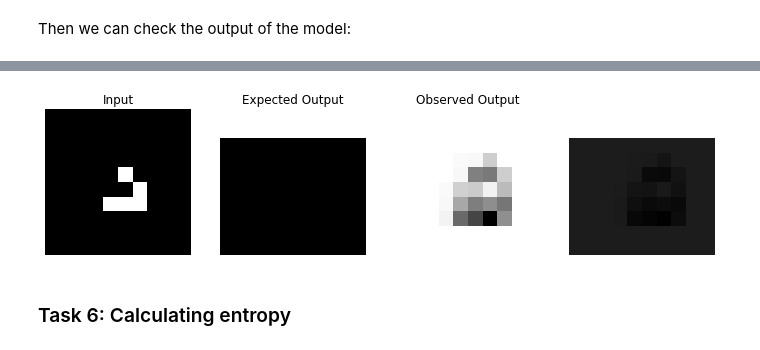
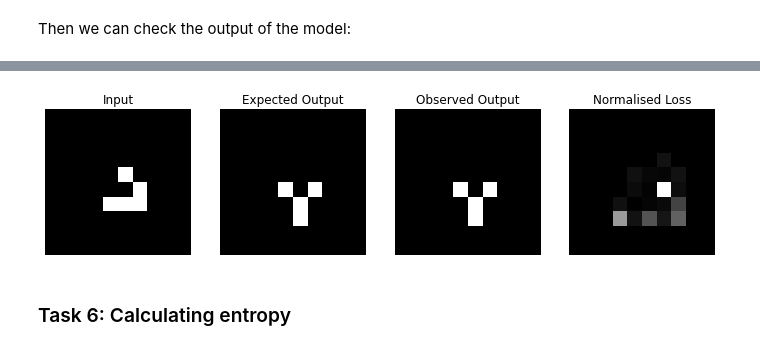
Before and after one commit to luknw/convoca, a Jupyter notebook: lab_cnn_as_ca.ipynb, the cells around one changed output, grey strips where cells are left out. Saved outputs shown, nothing was run; the diff lists cells and outputs as text; code cells hidden in the pictures.

```diff
--- a/lab_cnn_as_ca.ipynb
+++ b/lab_cnn_as_ca.ipynb
@@ -342,9 +358,7 @@ def learn_CA(ca, model, optimizer, training_epochs):
 
 We can train the network and plot the loss function values. We will be training on a randomly created CA with a high entropy.
 # %%
-from lab_pytorch.ca_funcs import batching
-
-ca = batching(day_and_night[0][1])
+ca = day_and_night[0][1]
 losses = learn_CA(ca, model, optimizer, training_epochs)
 
 plt.figure(figsize=(10, 5))
@@ -382,23 +399,26 @@ def display_sample_output(ca, model, use_glider=True):
     plt.figure(figsize=(12, 4))
 
     plt.subplot(141)
-    plt.imshow(X_test[0])
+    plt.imshow(X_test[0], vmin=0, vmax=1)
     plt.axis('off')
     plt.title("Input")
 
     plt.subplot(142)
-    plt.imshow(Y_test[0])
+    plt.imshow(Y_test[0], vmin=0, vmax=1)
     plt.axis('off')
     plt.title("Expected Output")
 
     plt.subplot(143)
-    plt.imshow(Y_pred[0])
+    plt.imshow(Y_pred[0], vmin=0, vmax=1)
     plt.axis('off')
     plt.title("Observed Output")
 
     plt.subplot(144)
     plt.imshow((Y_pred[0] - Y_test[0]) ** 2)
     plt.axis('off')
+    plt.title("Normalised Loss")
+
+    print('max loss:', ((Y_pred[0] - Y_test[0]) ** 2).max())
 
 display_sample_output(ca, model)
 # %% [output]
@@ -405,4 +426,4 @@ display_sample_output(ca, model)
-[figure, old version]
+[figure, new version]
 # %% [markdown]
 ### Task 6: Calculating entropy
 # %% [markdown]
```
Also changed, not shown: parts of 24 cells of this notebook, 2 other files.
